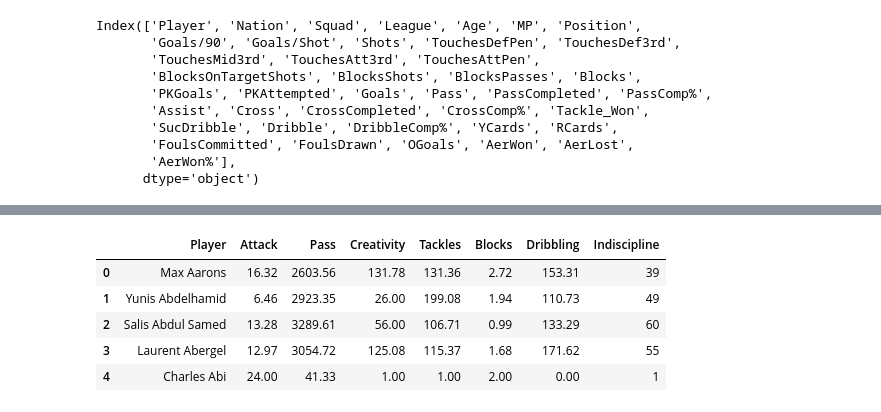
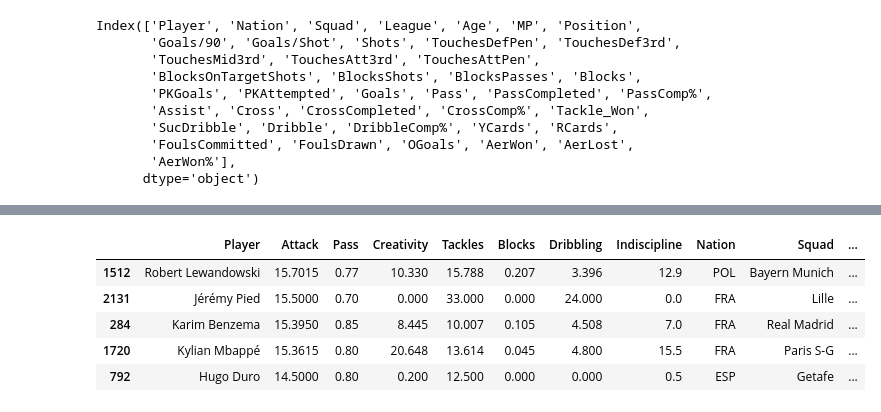
Before and after one commit to mundrapranay/csc440-final-project, a Jupyter notebook: preprocessing.ipynb, the cells around one changed output, grey strips where cells are left out. Cells and saved outputs as stored; diff of their text form; code cells hidden in the pictures.

```diff
--- a/preprocessing.ipynb
+++ b/preprocessing.ipynb
@@ -193,9 +190,9 @@ See the caveats in the documentation: https://pandas.pydata.org/pandas-docs/stab
 # %%
-Tack_Stats = football_player_stats[["Player","Tackle_Won", "TouchesDefPen", "TouchesDef3rd","AerWon","AerLost"]]
+Tack_Stats = football_player_stats[["Player", "Nation", "Squad", "League", "Age", "Position", "Tackle_Won", "TouchesDefPen", "TouchesDef3rd","AerWon%"]]
 
-Tack_weights = [1,1,1,1,1]
-Tack_Stats["Combined"] = Tack_Stats.iloc[:,1:].mul(Tack_weights).sum(axis=1)
-
+Tack_weights = [0.4,0.2,0.15,0.25]
+Tack_Stats["Combined"] = Tack_Stats.iloc[:,6:].mul(Tack_weights).sum(axis=1)
+Tack_Stats = Tack_Stats.sort_values(by='Combined', ascending=False)
 Tack_Stats.head()
 # %% [output]
 A value is trying to be set on a copy of a slice from a DataFrame.
@@ -212,9 +209,9 @@ See the caveats in the documentation: https://pandas.pydata.org/pandas-docs/stab
 # %%
-Block_Stats = football_player_stats[["Player","Blocks", "BlocksShots", "BlocksOnTargetShots","BlocksPasses"]]
+Block_Stats = football_player_stats[["Player", "Nation", "Squad", "League", "Age", "Position", "BlocksShots", "BlocksOnTargetShots","BlocksPasses"]]
 
-Block_weights = [1,1,1,1]
-Block_Stats["Combined"] = Block_Stats.iloc[:,1:].mul(Block_weights).sum(axis=1)
-
+Block_weights = [0.2,0.5,0.3]
+Block_Stats["Combined"] = Block_Stats.iloc[:,6:].mul(Block_weights).sum(axis=1)
+Block_Stats = Block_Stats.sort_values(by='Combined', ascending=False)
 Block_Stats.head()
 # %% [output]
 A value is trying to be set on a copy of a slice from a DataFrame.
@@ -231,9 +228,9 @@ See the caveats in the documentation: https://pandas.pydata.org/pandas-docs/stab
 # %%
-Drib_Stats = football_player_stats[["Player","SucDribble", "Dribble", "DribbleComp%"]]
+Drib_Stats = football_player_stats[["Player", "Nation", "Squad", "League", "Age", "Position", "DribbleComp%", "TouchesMid3rd"]]
 
-Drib_weights = [1,1,1]
-Drib_Stats["Combined"] = Drib_Stats.iloc[:,1:].mul(Drib_weights).sum(axis=1)
-
+Drib_weights = [0.8,0.2]
+Drib_Stats["Combined"] = Drib_Stats.iloc[:,6:].mul(Drib_weights).sum(axis=1)
+Drib_Stats = Drib_Stats.sort_values(by='Combined', ascending=False)
 Drib_Stats.head()
 # %% [output]
 A value is trying to be set on a copy of a slice from a DataFrame.
@@ -250,9 +247,9 @@ See the caveats in the documentation: https://pandas.pydata.org/pandas-docs/stab
 # %%
-Indis_Stats = football_player_stats[["Player","YCards", "RCards", "FoulsCommitted"]]
+Indis_Stats = football_player_stats[["Player", "Nation", "Squad", "League", "Age", "Position", "YCards", "RCards", "FoulsCommitted"]]
 
-Indis_weights = [1,1,1]
-Indis_Stats["Combined"] = Indis_Stats.iloc[:,1:].mul(Indis_weights).sum(axis=1)
-
+Indis_weights = [0.2, 0.3, 0.5]
+Indis_Stats["Combined"] = Indis_Stats.iloc[:,6:].mul(Indis_weights).sum(axis=1)
+Indis_Stats = Indis_Stats.sort_values(by='Combined', ascending=False)
 Indis_Stats.head()
 # %% [output]
 A value is trying to be set on a copy of a slice from a DataFrame.
@@ -269,19 +266,24 @@ See the caveats in the documentation: https://pandas.pydata.org/pandas-docs/stab
 # %%
 Composite_Table = pd.DataFrame()
 
 Composite_Table["Player"] = Attack_Stats["Player"]
 Composite_Table["Attack"] = Attack_Stats["Combined"]
 Composite_Table["Pass"] = Pass_Stats["Combined"]
 Composite_Table["Creativity"] = Crea_Stats["Combined"]
 Composite_Table["Tackles"] = Tack_Stats["Combined"]
 Composite_Table["Blocks"] = Block_Stats["Combined"]
 Composite_Table["Dribbling"] = Drib_Stats["Combined"]
 Composite_Table["Indiscipline"] = Indis_Stats["Combined"]
+Composite_Table["Nation"] = football_player_stats["Nation"]
+Composite_Table["Squad"] = football_player_stats["Squad"]
+Composite_Table["League"] = football_player_stats["League"]
+Composite_Table["Age"] = football_player_stats["Age"]
+Composite_Table["Position"] = football_player_stats["Position"]
 Composite_Table.head()
 # %% [output]
-|  | Player | Attack | Pass | Creativity | Tackles | Blocks | Dribbling | Indiscipline |
-| 0 | Max Aarons | 16.32 | 2603.56 | 131.78 | 131.36 | 2.72 | 153.31 | 39 |
-| 1 | Yunis Abdelhamid | 6.46 | 2923.35 | 26.00 | 199.08 | 1.94 | 110.73 | 49 |
-| 2 | Salis Abdul Samed | 13.28 | 3289.61 | 56.00 | 106.71 | 0.99 | 133.29 | 60 |
-| 3 | Laurent Abergel | 12.97 | 3054.72 | 125.08 | 115.37 | 1.68 | 171.62 | 55 |
-| 4 | Charles Abi | 24.00 | 41.33 | 1.00 | 1.00 | 2.00 | 0.00 | 1 |
+|  | Player | Attack | Pass | Creativity | Tackles | Blocks | Dribbling | Indiscipline | Nation | Squad | ... |
+| 1512 | Robert Lewandowski | 15.7015 | 0.77 | 10.330 | 15.788 | 0.207 | 3.396 | 12.9 | POL | Bayern Munich | ... |
+| 2131 | Jérémy Pied | 15.5000 | 0.70 | 0.000 | 33.000 | 0.000 | 24.000 | 0.0 | FRA | Lille | ... |
+| 284 | Karim Benzema | 15.3950 | 0.85 | 8.445 | 10.007 | 0.105 | 4.508 | 7.0 | FRA | Real Madrid | ... |
+| 1720 | Kylian Mbappé | 15.3615 | 0.80 | 20.648 | 13.614 | 0.045 | 4.800 | 15.5 | FRA | Paris S-G | ... |
+| 792 | Hugo Duro | 14.5000 | 0.80 | 0.200 | 12.500 | 0.000 | 0.000 | 0.5 | ESP | Getafe | ... |
```
Also changed, not shown: parts of 9 cells of this notebook.
